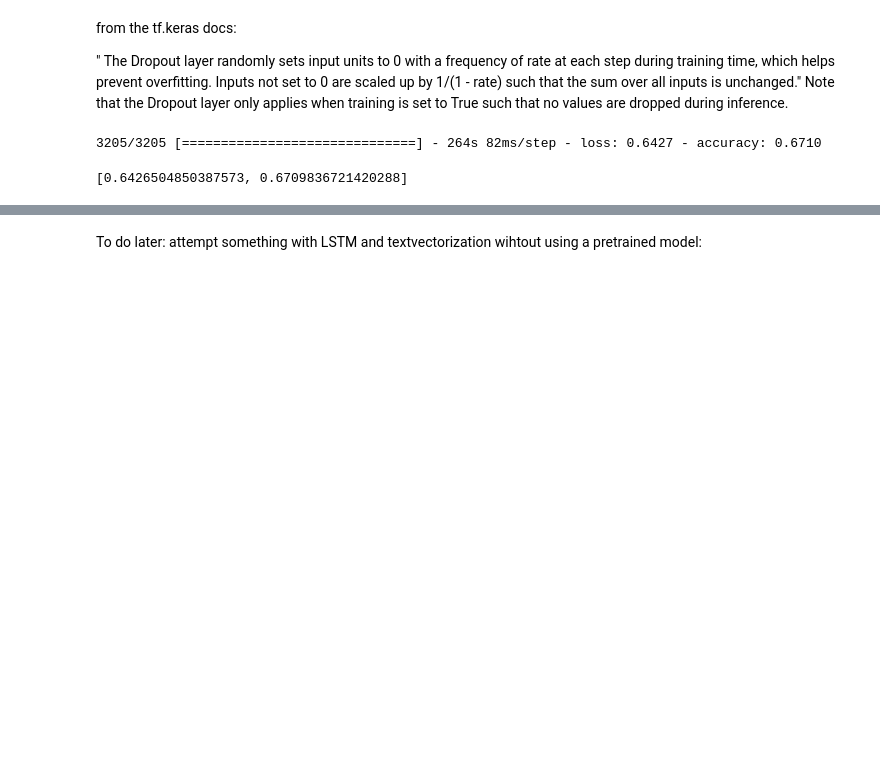
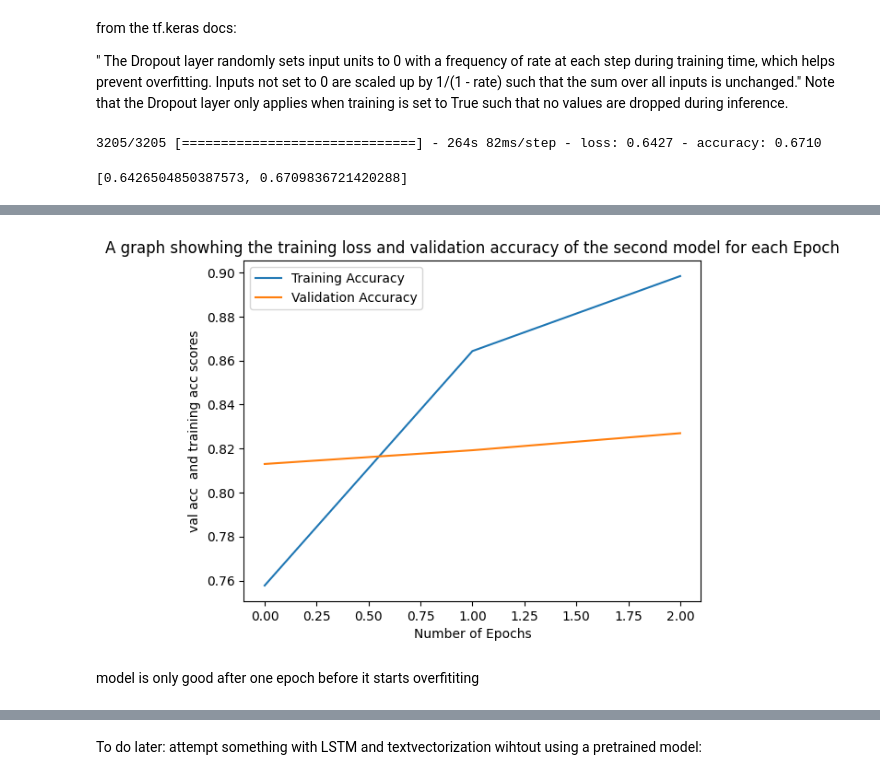
Before and after one commit to Beatrix-droid/NN-for-text-classification-of-amazonreviews, a Jupyter notebook: main.ipynb, the cells around one changed output, grey strips where cells are left out. Saved outputs shown, nothing was run; the diff lists cells and outputs as text; code cells hidden in the pictures; blank space fills up the shorter version.

```diff
--- a/main.ipynb
+++ b/main.ipynb
@@ -268,0 +286,12 @@ Epoch 1/10
+# %%
+plt.plot(history_model2.history["accuracy"], label="Training Accuracy")
+plt.plot(history_model2.history["val_accuracy"], label="Validation Accuracy")
+plt.xlabel("Number of Epochs")
+plt.ylabel("val acc  and training acc scores")
+plt.title("A graph showhing the training loss and validation accuracy of the second model for each Epoch")
+plt.legend()
+plt.show()
+# %% [output]
+[figure, added]
+# %% [markdown]
+model is only good after one epoch before it starts overfititing
```
Also changed, not shown: parts of 10 cells of this notebook.
